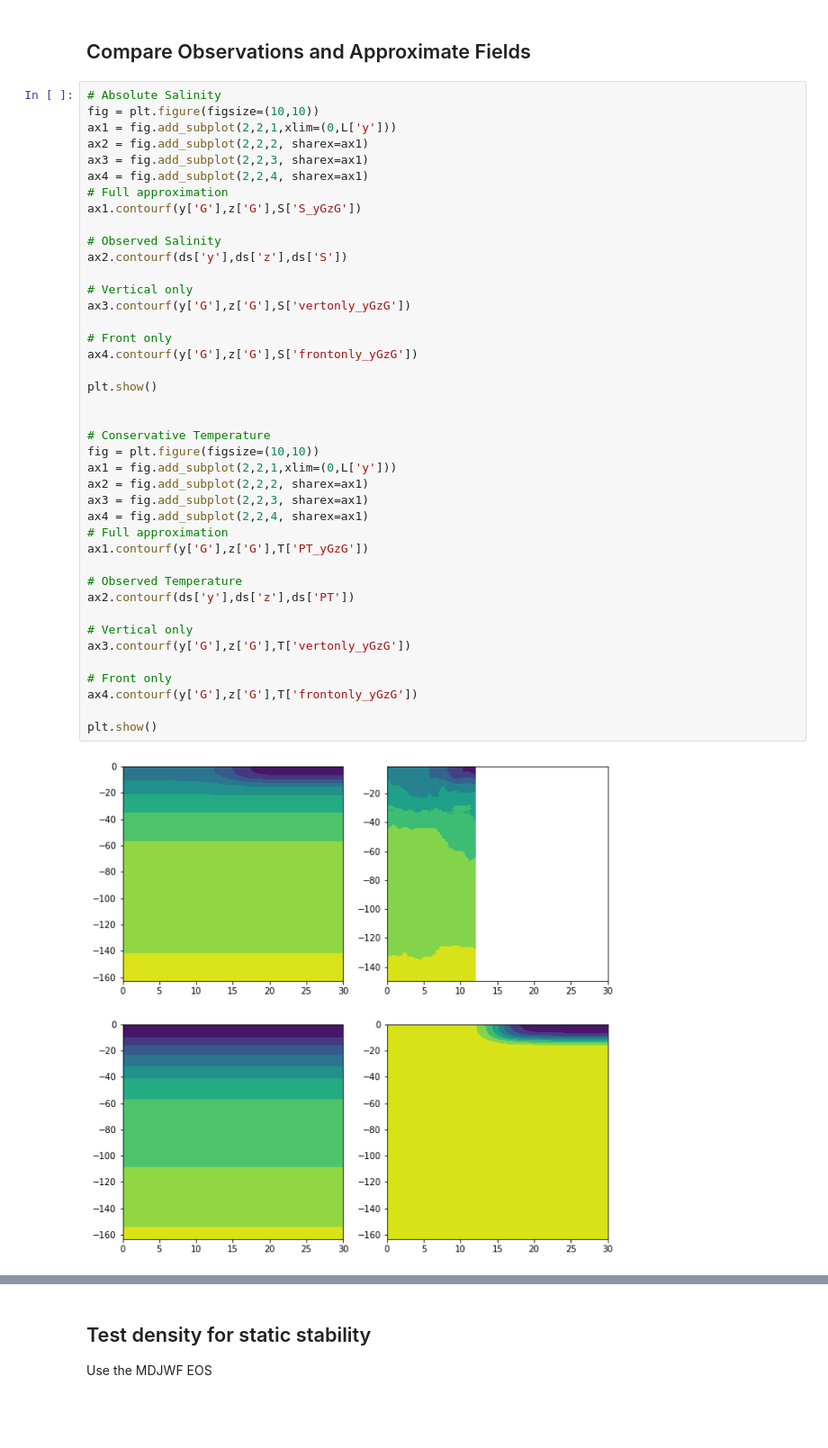
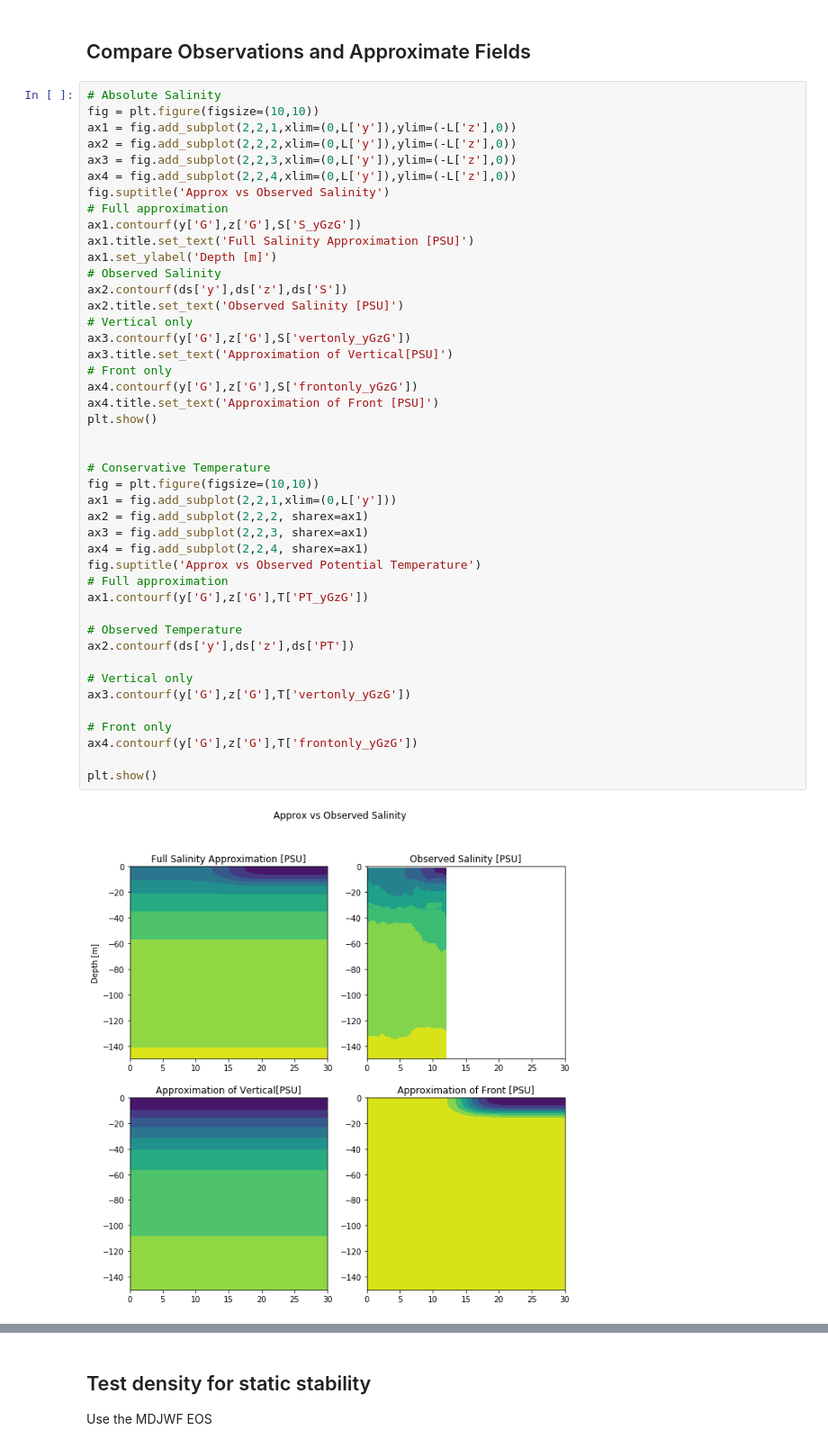
Before and after one commit to liqun1981/front_SODA_lowres, a Jupyter notebook: notebooks/gen_input_SODA2.ipynb, the cells around one changed output, grey strips where cells are left out. Shown at 90% size. Saved outputs shown, nothing was run; the diff lists cells and outputs as text; blank space fills up the shorter version.

```diff
--- a/notebooks/gen_input_SODA2.ipynb
+++ b/notebooks/gen_input_SODA2.ipynb
@@ -273,43 +273,46 @@ T['PT_yGzG'] = T['vertonly_yGzG'] + T['frontonly_yGzG']
 # %%
 # Absolute Salinity
 fig = plt.figure(figsize=(10,10))
-ax1 = fig.add_subplot(2,2,1,xlim=(0,L['y']))
-ax2 = fig.add_subplot(2,2,2, sharex=ax1)
-ax3 = fig.add_subplot(2,2,3, sharex=ax1)
-ax4 = fig.add_subplot(2,2,4, sharex=ax1)
+ax1 = fig.add_subplot(2,2,1,xlim=(0,L['y']),ylim=(-L['z'],0))
+ax2 = fig.add_subplot(2,2,2,xlim=(0,L['y']),ylim=(-L['z'],0))
+ax3 = fig.add_subplot(2,2,3,xlim=(0,L['y']),ylim=(-L['z'],0))
+ax4 = fig.add_subplot(2,2,4,xlim=(0,L['y']),ylim=(-L['z'],0))
+fig.suptitle('Approx vs Observed Salinity')
 # Full approximation
 ax1.contourf(y['G'],z['G'],S['S_yGzG'])
-
+ax1.title.set_text('Full Salinity Approximation [PSU]')
+ax1.set_ylabel('Depth [m]')
 # Observed Salinity
 ax2.contourf(ds['y'],ds['z'],ds['S'])
-
+ax2.title.set_text('Observed Salinity [PSU]')
 # Vertical only
 ax3.contourf(y['G'],z['G'],S['vertonly_yGzG'])
-
+ax3.title.set_text('Approximation of Vertical[PSU]')
 # Front only
 ax4.contourf(y['G'],z['G'],S['frontonly_yGzG'])
-
+ax4.title.set_text('Approximation of Front [PSU]')
 plt.show()
 
 
 # Conservative Temperature
 fig = plt.figure(figsize=(10,10))
 ax1 = fig.add_subplot(2,2,1,xlim=(0,L['y']))
 ax2 = fig.add_subplot(2,2,2, sharex=ax1)
 ax3 = fig.add_subplot(2,2,3, sharex=ax1)
 ax4 = fig.add_subplot(2,2,4, sharex=ax1)
+fig.suptitle('Approx vs Observed Potential Temperature')
 # Full approximation
 ax1.contourf(y['G'],z['G'],T['PT_yGzG'])
 
 # Observed Temperature
 ax2.contourf(ds['y'],ds['z'],ds['PT'])
 
 # Vertical only
 ax3.contourf(y['G'],z['G'],T['vertonly_yGzG'])
 
 # Front only
 ax4.contourf(y['G'],z['G'],T['frontonly_yGzG'])
 
 plt.show()
 # %% [output]
-[figure, old version]
+[figure, new version]
```
Also changed, not shown: parts of 3 cells of this notebook.
